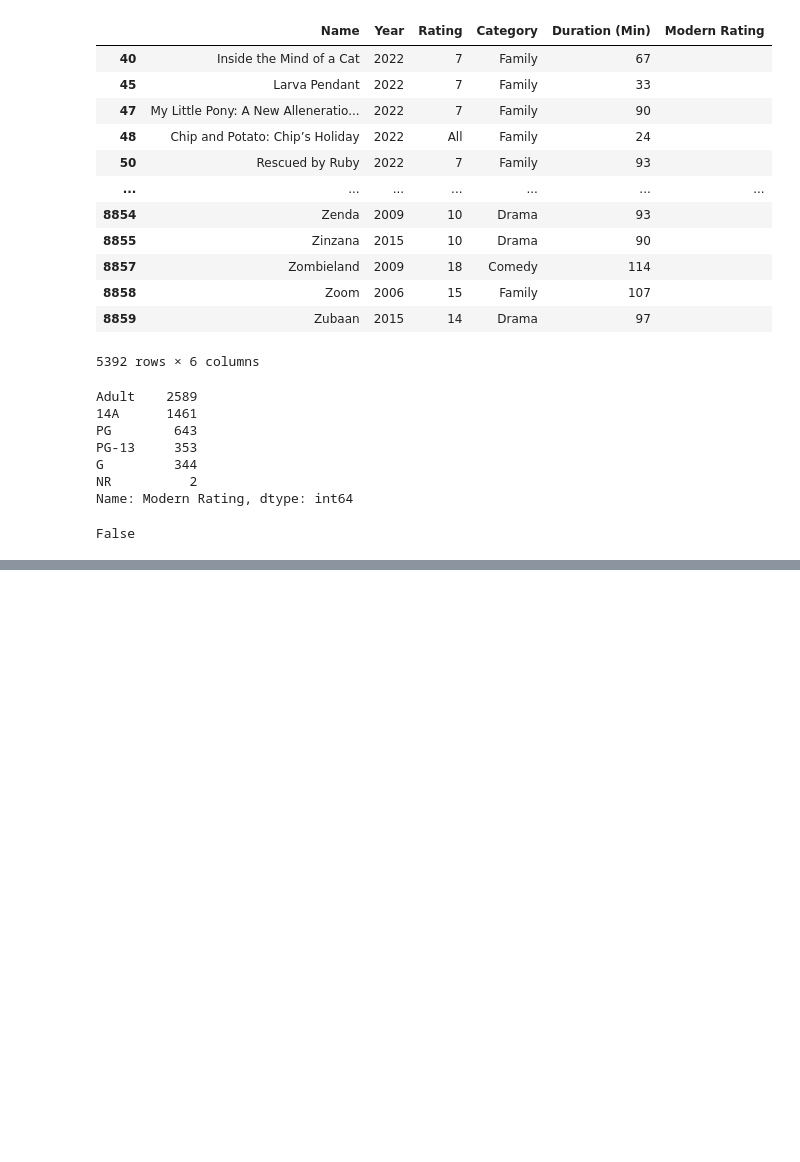
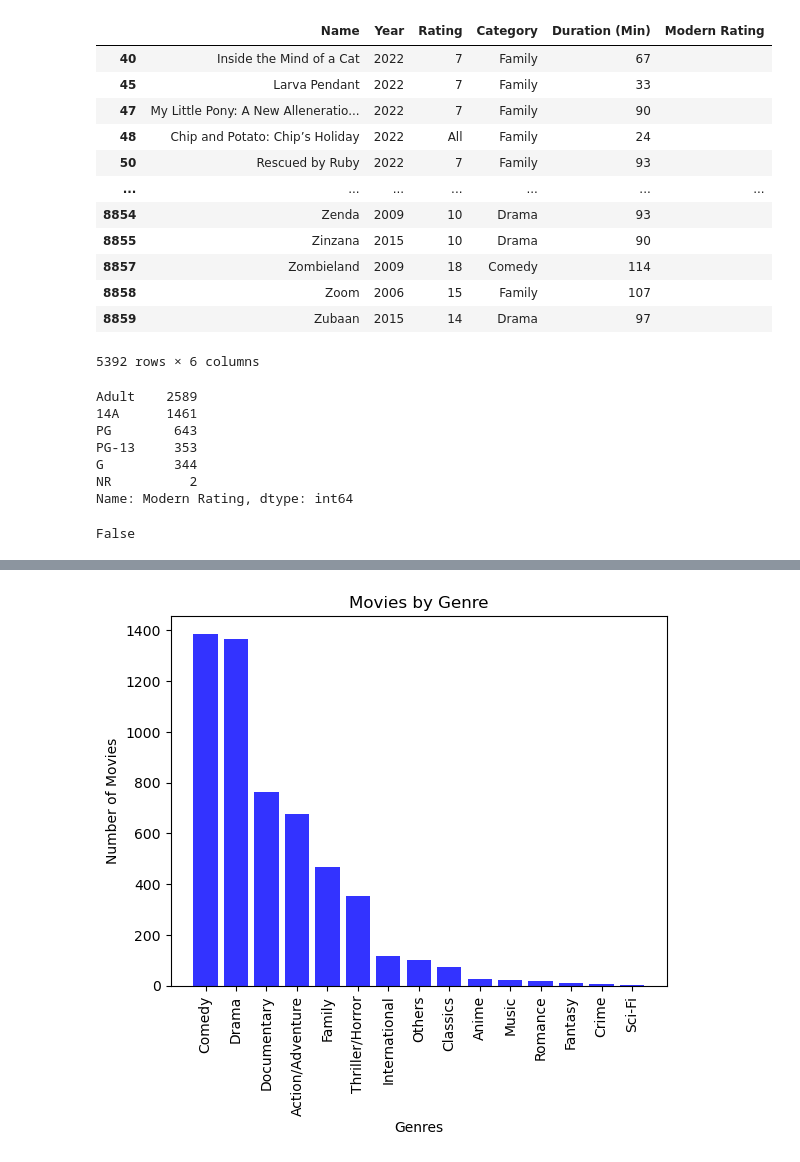
Before and after one commit to Sundakiy/Project-1-Team-2, a Jupyter notebook: Data.ipynb, the cells around one changed output, grey strips where cells are left out. Saved outputs shown, nothing was run; the diff lists cells and outputs as text; code cells hidden in the pictures; blank space fills up the shorter version.

```diff
--- a/Data.ipynb
+++ b/Data.ipynb
@@ -546,0 +645,23 @@ df_cleaned.to_csv("netflix_clean.csv",encoding='utf-8')
+# %%
+#Pie Chart not appropriate demonstration due to >10 categories therefore will produce a histogram to demonstrate the distribution of genres.
+
+fig, ax = plt.subplots()
+
+#Create values for pie chart
+Genres = ["Comedy", "Drama", "Documentary", "Action/Adventure", "Family", "Thriller/Horror", "International", "Others", "Classics", "Anime", "Music", "Romance", "Fantasy", "Crime", "Sci-Fi"]
+counts = [1387, 1365, 763, 677, 466, 354, 117, 102, 73, 28, 23, 17,11,8,1]
+ax.bar(Genres, counts, color='b', alpha=0.8, align='center')
+
+#Label axes and title
+ax.set_ylabel("Number of Movies")
+ax.set_title ("Movies by Genre")
+plt.xticks(rotation="vertical")
+plt.xlabel("Genres")
+
+#Add percentage to bar graph
+
+
+#Show plot
+plt.show()
+# %% [output]
+[figure, added]
```
Also changed, not shown: parts of 17 cells of this notebook.
